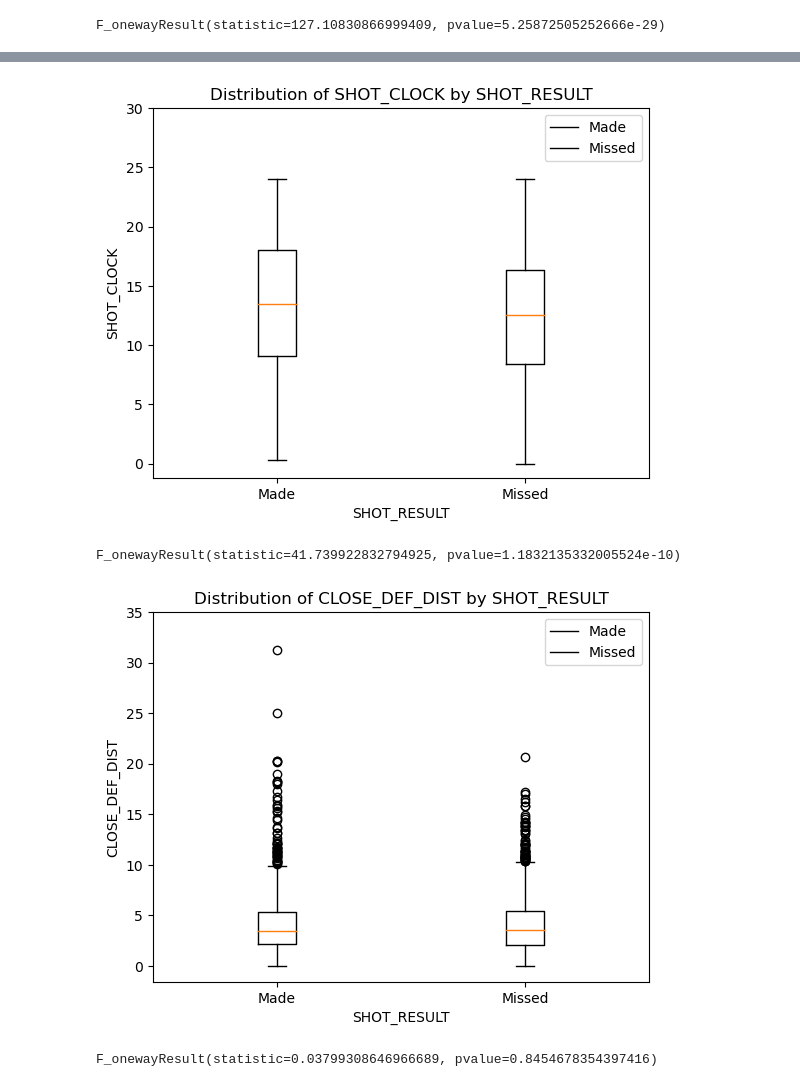
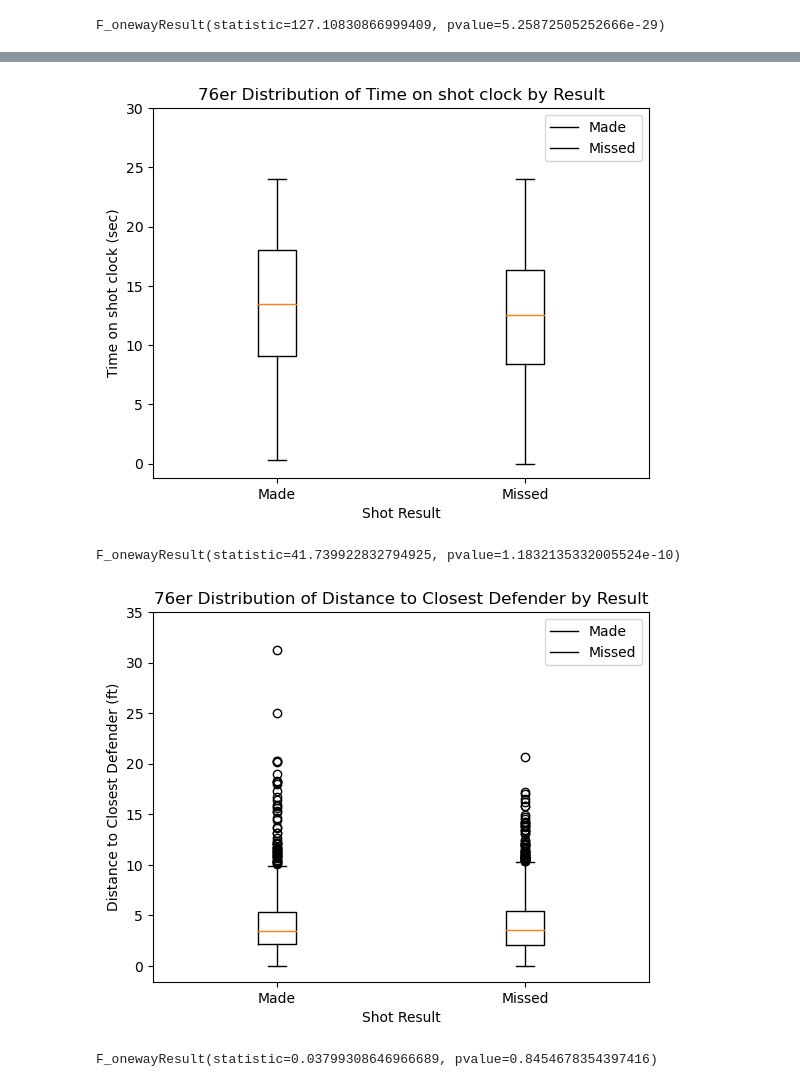
Before and after one commit to bearstmichael/proj1-group-3, a Jupyter notebook: jake.ipynb, the cells around one changed output, grey strips where cells are left out. Cells and saved outputs as stored; diff of their text form; code cells hidden in the pictures.

```diff
--- a/jake.ipynb
+++ b/jake.ipynb
@@ -76,15 +71,15 @@ fig, ax = plt.subplots()
 ax.boxplot(data_to_plot)
 
 ax.set_xticklabels(['Made', 'Missed'])
-ax.set_ylabel('SHOT_CLOCK')
-ax.set_xlabel('SHOT_RESULT')
-ax.set_title('Distribution of SHOT_CLOCK by SHOT_RESULT')
+ax.set_ylabel('Time on shot clock (sec)')
+ax.set_xlabel('Shot Result')
+ax.set_title('76er Distribution of Time on shot clock by Result')
 ax.legend(['Made', 'Missed'])
 plt.yticks(range(0, 31, 5))
 
 plt.show()
 # %% [output]
-[figure, old version]
+[figure, new version]
 # %%
 group0 = df_cleaned[df_cleaned["SHOT_RESULT"] == 'made']["SHOT_CLOCK"]
 group1 = df_cleaned[df_cleaned["SHOT_RESULT"] == 'missed']["SHOT_CLOCK"]
@@ -94,20 +89,20 @@ F_onewayResult(statistic=41.739922832794925, pvalue=1.1832135332005524e-10)
 # %%
 grouped_data = philly_guys.groupby('SHOT_RESULT')['CLOSE_DEF_DIST']
 data_to_plot = [grouped_data.get_group('made'), grouped_data.get_group('missed')]
 
 fig, ax = plt.subplots()
 ax.boxplot(data_to_plot)
 
 ax.set_xticklabels(['Made', 'Missed'])
-ax.set_ylabel('CLOSE_DEF_DIST')
-ax.set_xlabel('SHOT_RESULT')
-ax.set_title('Distribution of CLOSE_DEF_DIST by SHOT_RESULT')
+ax.set_ylabel('Distance to Closest Defender (ft)')
+ax.set_xlabel('Shot Result')
+ax.set_title('76er Distribution of Distance to Closest Defender by Result')
 ax.legend(['Made', 'Missed'])
 plt.yticks(range(0, 36, 5))
 
 plt.show()
 # %% [output]
-[figure, old version]
+[figure, new version]
 # %%
 group0 = philly_guys[philly_guys["SHOT_RESULT"] == 'made']["CLOSE_DEF_DIST"]
 group1 = philly_guys[philly_guys["SHOT_RESULT"] == 'missed']["CLOSE_DEF_DIST"]
```
Also changed, not shown: parts of 15 cells of this notebook.
